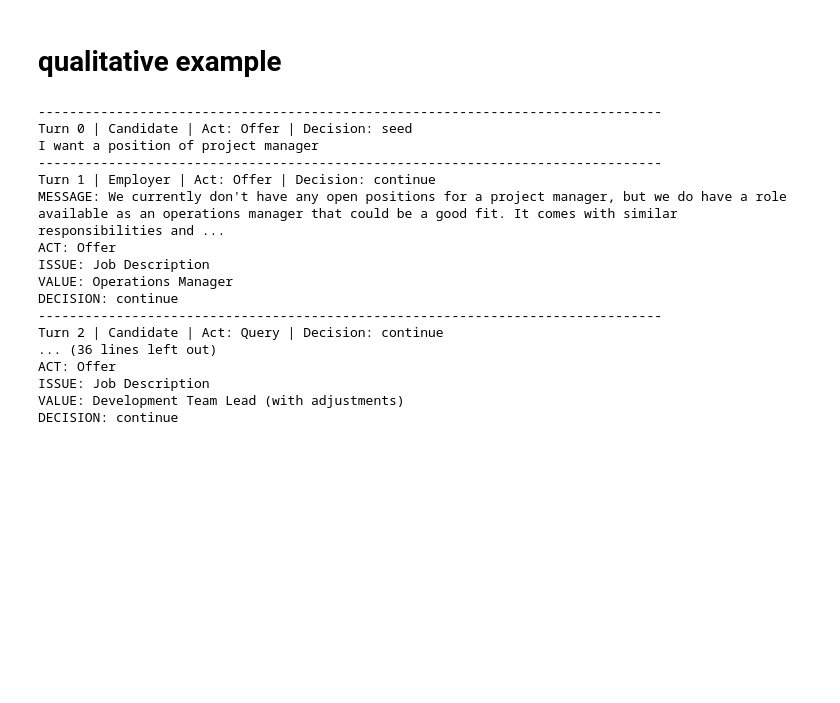
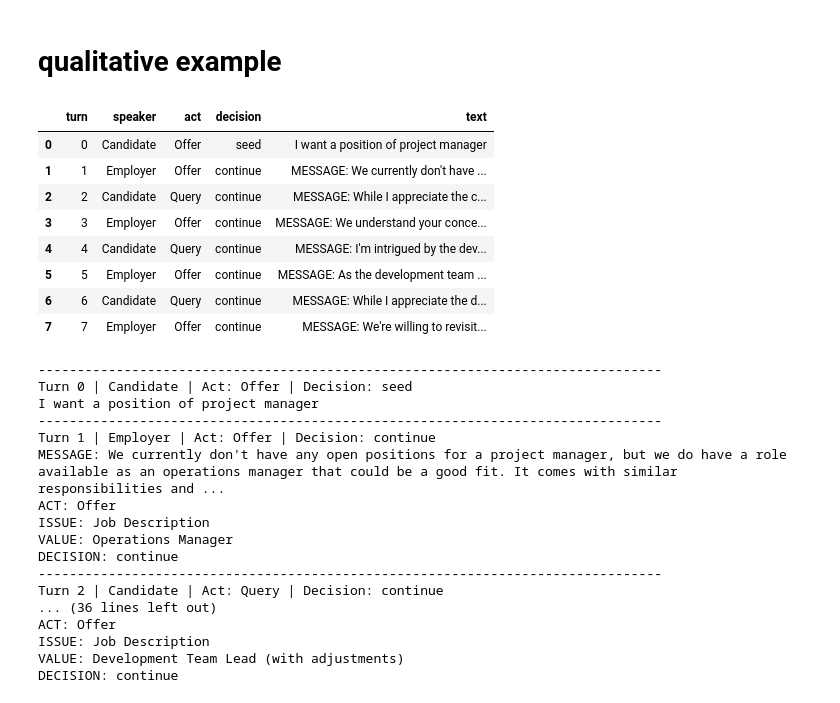
Before and after one commit to simona-wang/negotiation_arena, a Jupyter notebook: notebooks/negotiation_arena_final_analysis.ipynb, the cells around one changed output. Drawn from its saved outputs; the diff is of its cells as text; code cells hidden in the pictures; blank space fills up the shorter version.

```diff
--- a/notebooks/negotiation_arena_final_analysis.ipynb
+++ b/notebooks/negotiation_arena_final_analysis.ipynb
@@ -562,6 +537,24 @@ The utility-based experiment shows that LLM agents can generate structured multi
 This result highlights a distinction between linguistic closure and strategic agreement. An LLM can say "accept" while still accepting a package that is not mutually beneficial according to the utility model.
 # %% [markdown]
 # qualitative example
+# %%
+example_dialogue_id = seeded_outcomes["dialogue_id"].astype(str).iloc[0]
+
+example = seeded_turns[
+    seeded_turns["dialogue_id"].astype(str) == example_dialogue_id
+][["turn", "speaker", "act", "decision", "text"]]
+
+example.head(8)
+# %% [output]
+|  | turn | speaker | act | decision | text |
+| 0 | 0 | Candidate | Offer | seed | I want a position of project manager |
+| 1 | 1 | Employer | Offer | continue | MESSAGE: We currently don't have ... |
+| 2 | 2 | Candidate | Query | continue | MESSAGE: While I appreciate the c... |
+| 3 | 3 | Employer | Offer | continue | MESSAGE: We understand your conce... |
+| 4 | 4 | Candidate | Query | continue | MESSAGE: I'm intrigued by the dev... |
+| 5 | 5 | Employer | Offer | continue | MESSAGE: As the development team ... |
+| 6 | 6 | Candidate | Query | continue | MESSAGE: While I appreciate the d... |
+| 7 | 7 | Employer | Offer | continue | MESSAGE: We're willing to revisit... |
 # %%
 for _, row in example.head(8).iterrows():
     print("-" * 80)
```
Also changed, not shown: parts of 7 cells of this notebook, 13 other files.
